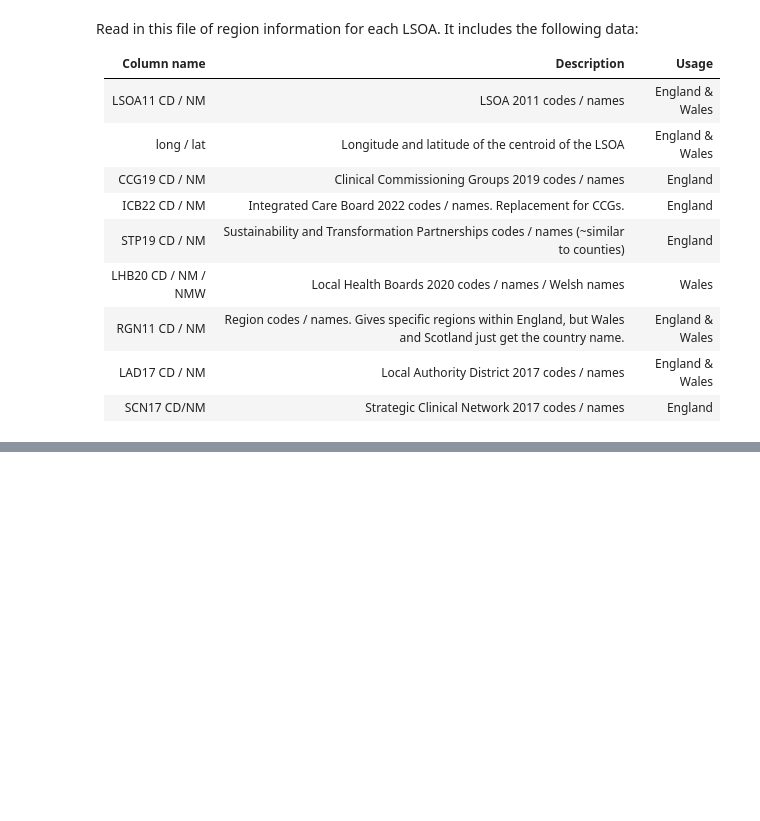
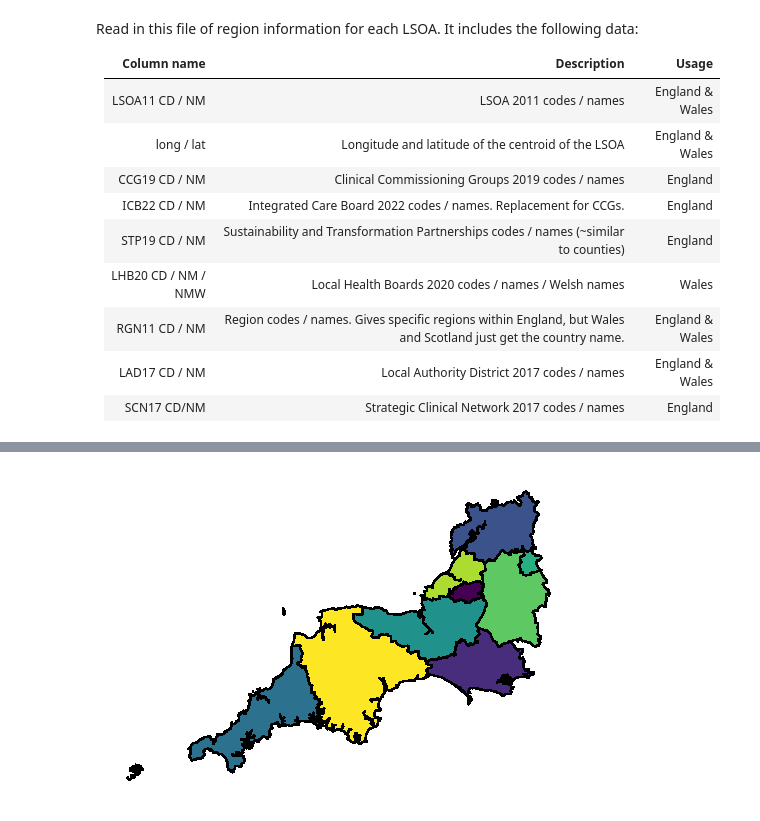
Before and after one commit to stroke-modelling/plot-maps, a Jupyter notebook: demos/01b_boundaries.ipynb, the cells around one changed output, grey strips where cells are left out. Saved outputs shown, nothing was run; the diff lists cells and outputs as text; code cells hidden in the pictures; blank space fills up the shorter version.

Commit message:
Added flawed example of colouring boundary set A by boundary set B

```diff
--- a/demos/01b_boundaries.ipynb
+++ b/demos/01b_boundaries.ipynb
@@ -157,0 +146,4 @@ plt.show()
+# %%
+df_to_draw = lsoa_regions[lsoa_regions['RGN11NM'] == 'South West']
+
+len(df_to_draw)
@@ -157,0 +152,5 @@ plt.show()
+# %%
+df_geojson_to_draw = df_geojson[
+    df_geojson['CCG19NM'].isin(df_to_draw['CCG19NM'].values)]
+
+len(df_geojson_to_draw)
@@ -157,0 +172,26 @@ plt.show()
+# %%
+fig, ax = plt.subplots(figsize=(6, 6)) # Make max dimensions XxY inch
+
+# Draw the main map with colours (choropleth):
+df_geojson_to_draw.plot(
+    ax=ax,              # Set which axes to use for plot (only one here)
+    # column='OBJECTID',     # Column to apply colour
+    antialiased=False,  # Avoids artifact boundry lines
+    # edgecolor='face',   # Make LSOA boundry same colour as area
+    # facecolor='None',
+    edgecolor='k',   # Make LSOA boundry same colour as area
+    # vmin=-range,        # Manual scale min (remove to make automatic)
+    # vmax=range,         # Manual scale max (remove to make automatic)
+    cmap='viridis',     # Colour map to use
+    legend_kwds={
+        'shrink':0.5,   # Adjust size of colourmap key
+        'label':'Dummy data'  # Add label
+    },
+    legend=True         # Set to display legend
+    )
+
+ax.set_axis_off()  # Turn off axis line and numbers
+# plt.savefig('example_map_geopandas.jpg', dpi=300, bbox_inches='tight')  # Save figure
+plt.show()
+# %% [output]
+[figure, added]
```
Also changed, not shown: parts of 23 cells of this notebook, 1 other file.
